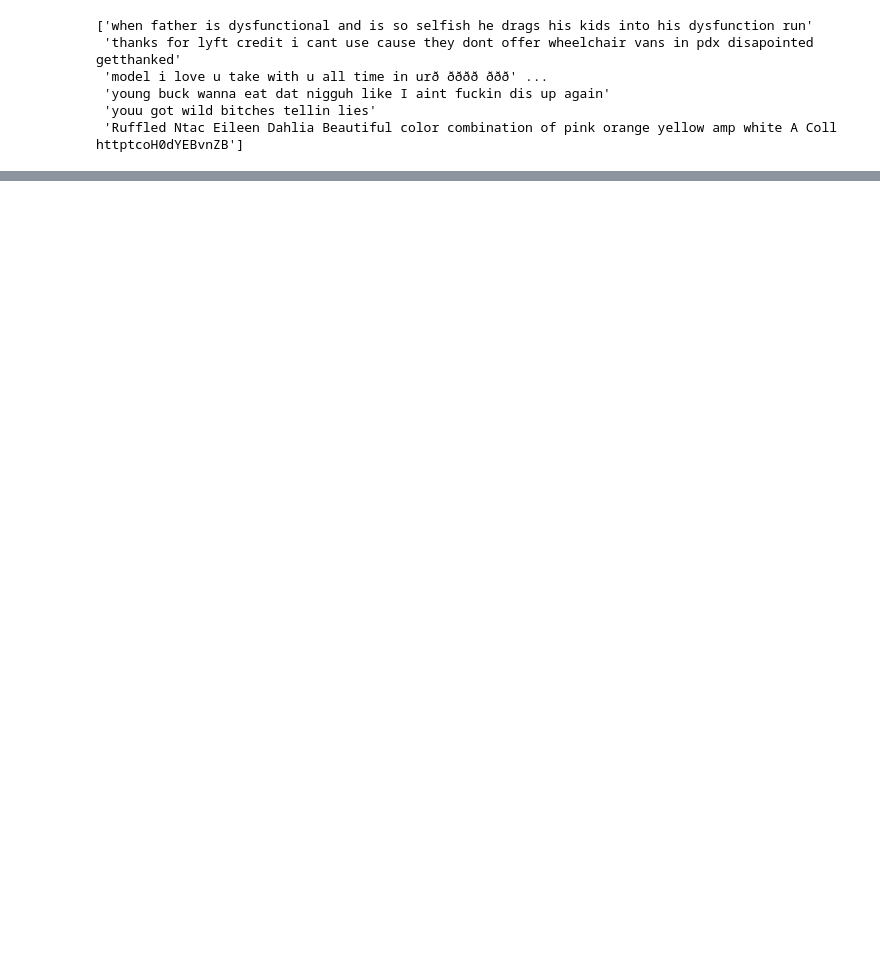
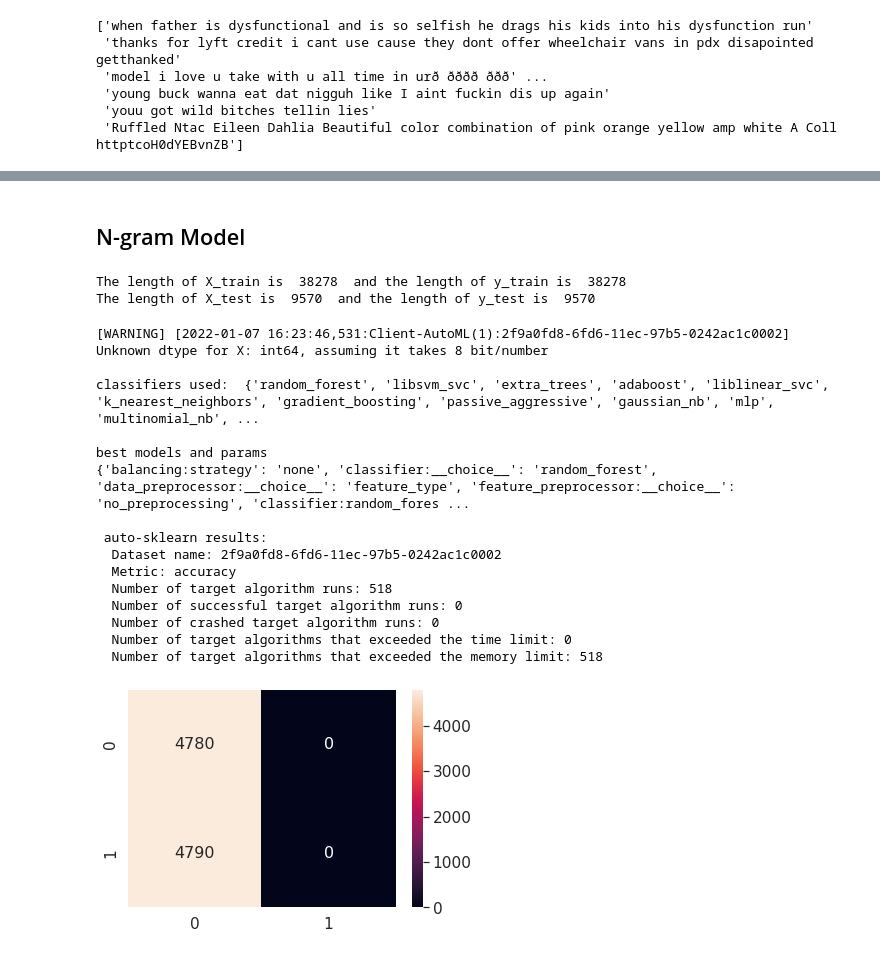
Before and after one commit to daasdemha/toxic_tweets_Prediction, a Jupyter notebook: Detecting_toxic_language.ipynb, the cells around one changed output, grey strips where cells are left out. Cells and saved outputs as stored; diff of their text form; code cells hidden in the pictures; blank space fills up the shorter version.

Commit message:
tfdif and n-grams done

```diff
--- a/Detecting_toxic_language.ipynb
+++ b/Detecting_toxic_language.ipynb
@@ -529,0 +451,2 @@ X_train, X_test, y_train, y_test = train_test_split(lematized_model, y, test_siz
+# %% [markdown]
+## N-gram Model
@@ -529,0 +455,34 @@ X_train, X_test, y_train, y_test = train_test_split(lematized_model, y, test_siz
+# %%
+cv = CountVectorizer(ngram_range=(2,2), max_features = 1000)
+cv_X = cv.fit_transform(lematized_model).toarray()
+# %%
+cv_X_train, cv_X_test, cv_y_train, cv_y_test = train_test_split(cv_X, y, test_size = 0.2, random_state = 1)
+# test_size = 0.2               # splitting the data into 80 and 20 percent between the training and test set
+                                            # to get the best results.
+# random_state = 1         # resetting the  random seed
+# %%
+# print the lenghth of both test and train set to see if there equally split.
+print("The length of X_train is ",len(cv_X_train), " and the length of y_train is ", len(cv_y_train))
+print("The length of X_test is ",len(cv_X_test), " and the length of y_test is ", len(cv_y_test))
+# %% [output]
+The length of X_train is  38278  and the length of y_train is  38278
+The length of X_test is  9570  and the length of y_test is  9570
+# %%
+sklearn_automl_fun(cv_X_train, cv_y_train,  cv_X_test, cv_y_test)
+# %% [output]
+[WARNING] [2022-01-07 16:23:46,531:Client-AutoML(1):2f9a0fd8-6fd6-11ec-97b5-0242ac1c0002] Unknown dtype for X: int64, assuming it takes 8 bit/number
+
+classifiers used:  {'random_forest', 'libsvm_svc', 'extra_trees', 'adaboost', 'liblinear_svc', 'k_nearest_neighbors', 'gradient_boosting', 'passive_aggressive', 'gaussian_nb', 'mlp', 'multinomial_nb', ...
+
+best models and params
+{'balancing:strategy': 'none', 'classifier:__choice__': 'random_forest', 'data_preprocessor:__choice__': 'feature_type', 'feature_preprocessor:__choice__': 'no_preprocessing', 'classifier:random_fores ...
+
+ auto-sklearn results:
+  Dataset name: 2f9a0fd8-6fd6-11ec-97b5-0242ac1c0002
+  Metric: accuracy
+  Number of target algorithm runs: 518
+  Number of successful target algorithm runs: 0
+  Number of crashed target algorithm runs: 0
+  Number of target algorithms that exceeded the time limit: 0
+  Number of target algorithms that exceeded the memory limit: 518
+[figure, added]
```
Also changed, not shown: parts of 59 cells of this notebook.
